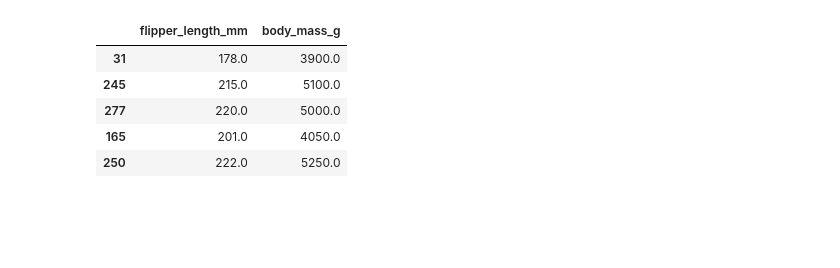
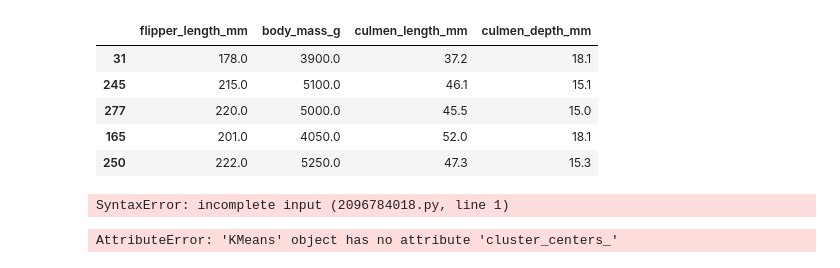
Before and after one commit to whoshilo/ML2, a Jupyter notebook: Penguins/Penguins.ipynb, the cells around one changed output. Saved outputs shown, nothing was run; the diff lists cells and outputs as text; code cells hidden in the pictures; blank space fills up the shorter version.

```diff
--- a/Penguins/Penguins.ipynb
+++ b/Penguins/Penguins.ipynb
@@ -22,11 +22,11 @@ df
 # %%
-df2, _ = train_test_split(df, test_size=0.3, random_state=42)
-df2 = df2[["flipper_length_mm", "body_mass_g"]]
-df2.head()
+tdf, _ = train_test_split(df, test_size=0.3, random_state=42)
+tdf = tdf[["flipper_length_mm", "body_mass_g","culmen_length_mm", "culmen_depth_mm"]]
+tdf.head()
 # %% [output]
-|  | flipper_length_mm | body_mass_g |
-| 31 | 178.0 | 3900.0 |
-| 245 | 215.0 | 5100.0 |
-| 277 | 220.0 | 5000.0 |
-| 165 | 201.0 | 4050.0 |
-| 250 | 222.0 | 5250.0 |
+|  | flipper_length_mm | body_mass_g | culmen_length_mm | culmen_depth_mm |
+| 31 | 178.0 | 3900.0 | 37.2 | 18.1 |
+| 245 | 215.0 | 5100.0 | 46.1 | 15.1 |
+| 277 | 220.0 | 5000.0 | 45.5 | 15.0 |
+| 165 | 201.0 | 4050.0 | 52.0 | 18.1 |
+| 250 | 222.0 | 5250.0 | 47.3 | 15.3 |
@@ -32,0 +42,8 @@ df2.head()
+# %%
+model = KMeans(n_clusters=4
+# %% [output]
+SyntaxError: incomplete input (2096784018.py, line 1)
+# %%
+model.cluster_centers_
+# %% [output]
+AttributeError: 'KMeans' object has no attribute 'cluster_centers_'
```
Also changed, not shown: parts of 5 cells of this notebook, 1 other file.
